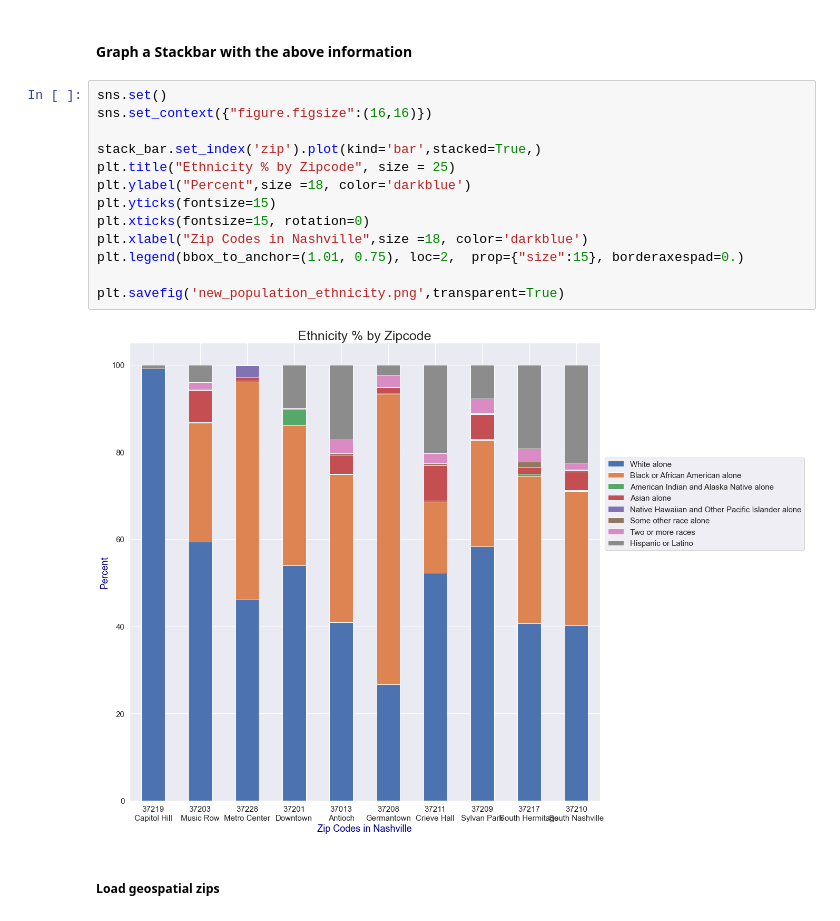
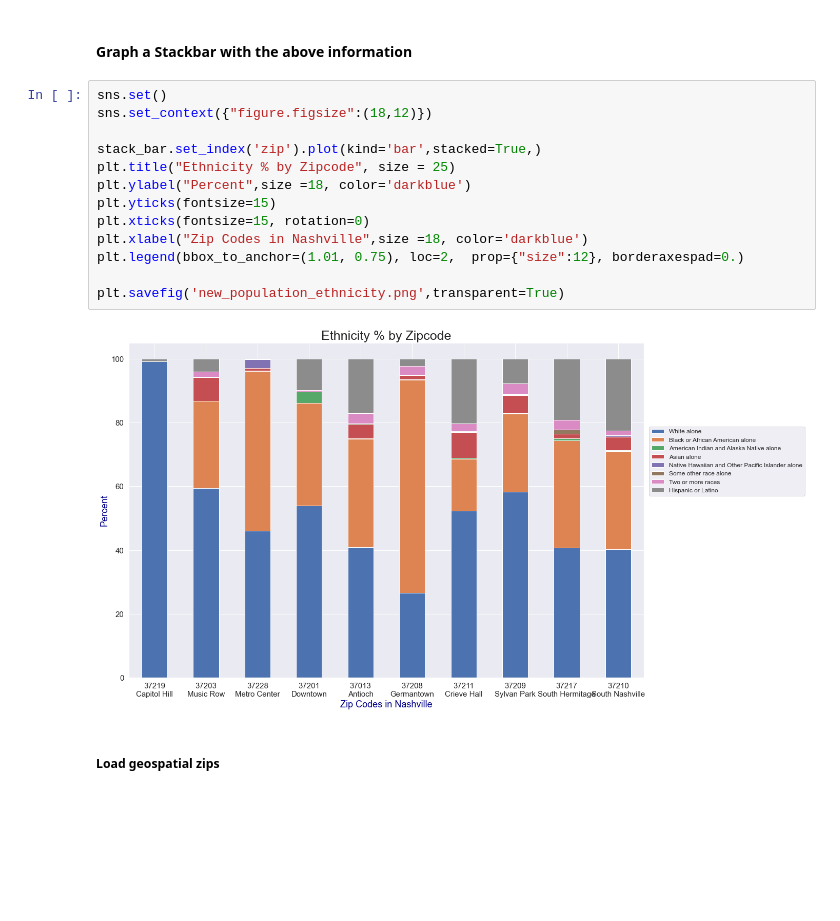
Before and after one commit to Engu12/nash-covid-cases-vaccines-honky_tonkin, a Jupyter notebook: notebook/EDA2.ipynb, the cells around one changed output. Saved outputs shown, nothing was run; the diff lists cells and outputs as text; blank space fills up the shorter version.

Commit message:
After correlation graphs

```diff
--- a/notebook/EDA2.ipynb
+++ b/notebook/EDA2.ipynb
@@ -601,19 +620,19 @@ stack_bar
 #### Graph a Stackbar with the above information
 # %%
 sns.set()
-sns.set_context({"figure.figsize":(16,16)})
+sns.set_context({"figure.figsize":(18,12)})
 
 stack_bar.set_index('zip').plot(kind='bar',stacked=True,)
 plt.title("Ethnicity % by Zipcode", size = 25)
 plt.ylabel("Percent",size =18, color='darkblue')
 plt.yticks(fontsize=15)
 plt.xticks(fontsize=15, rotation=0)
 plt.xlabel("Zip Codes in Nashville",size =18, color='darkblue')
-plt.legend(bbox_to_anchor=(1.01, 0.75), loc=2,  prop={"size":15}, borderaxespad=0.)
+plt.legend(bbox_to_anchor=(1.01, 0.75), loc=2,  prop={"size":12}, borderaxespad=0.)
 
 plt.savefig('new_population_ethnicity.png',transparent=True)
 # %% [output]
-[figure, old version]
+[figure, new version]
 # %% [markdown]
 ##### Load geospatial zips
 # %%
```
Also changed, not shown: parts of 28 cells of this notebook, 8 other files.
